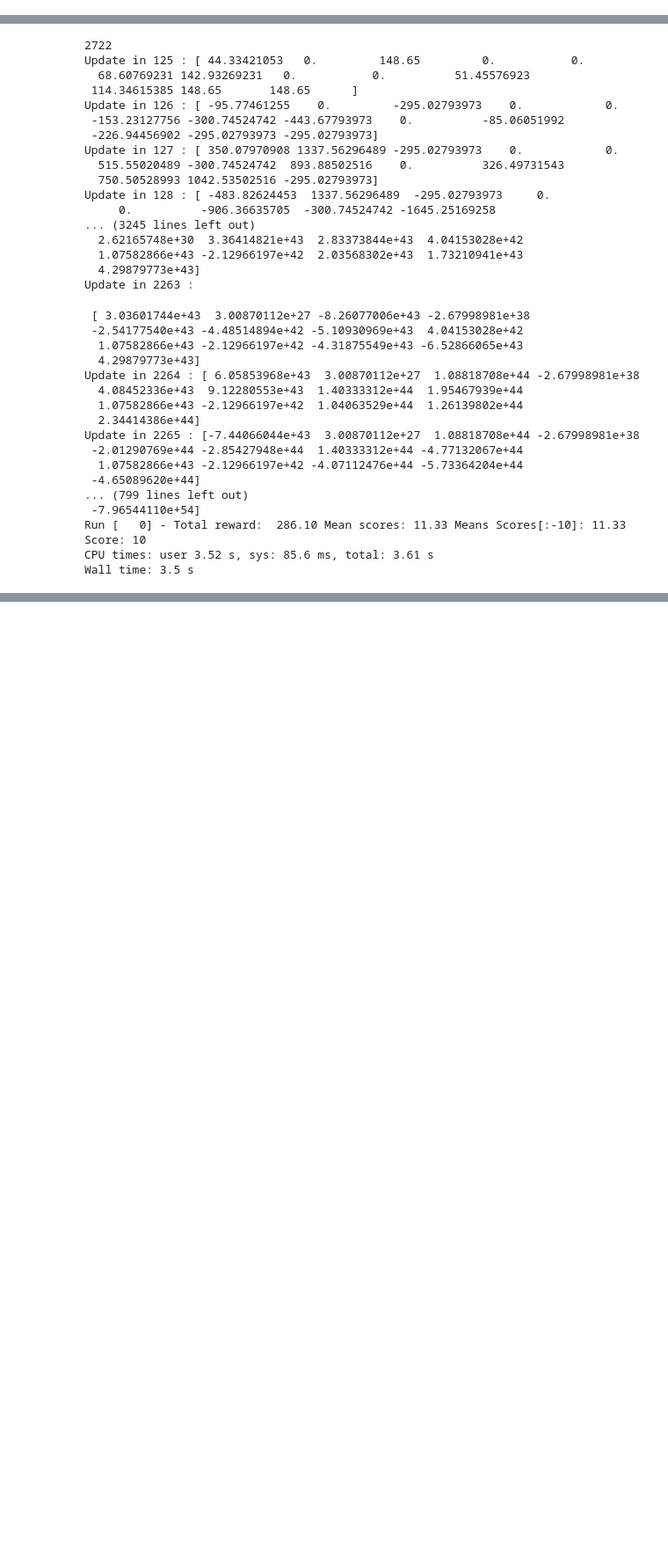
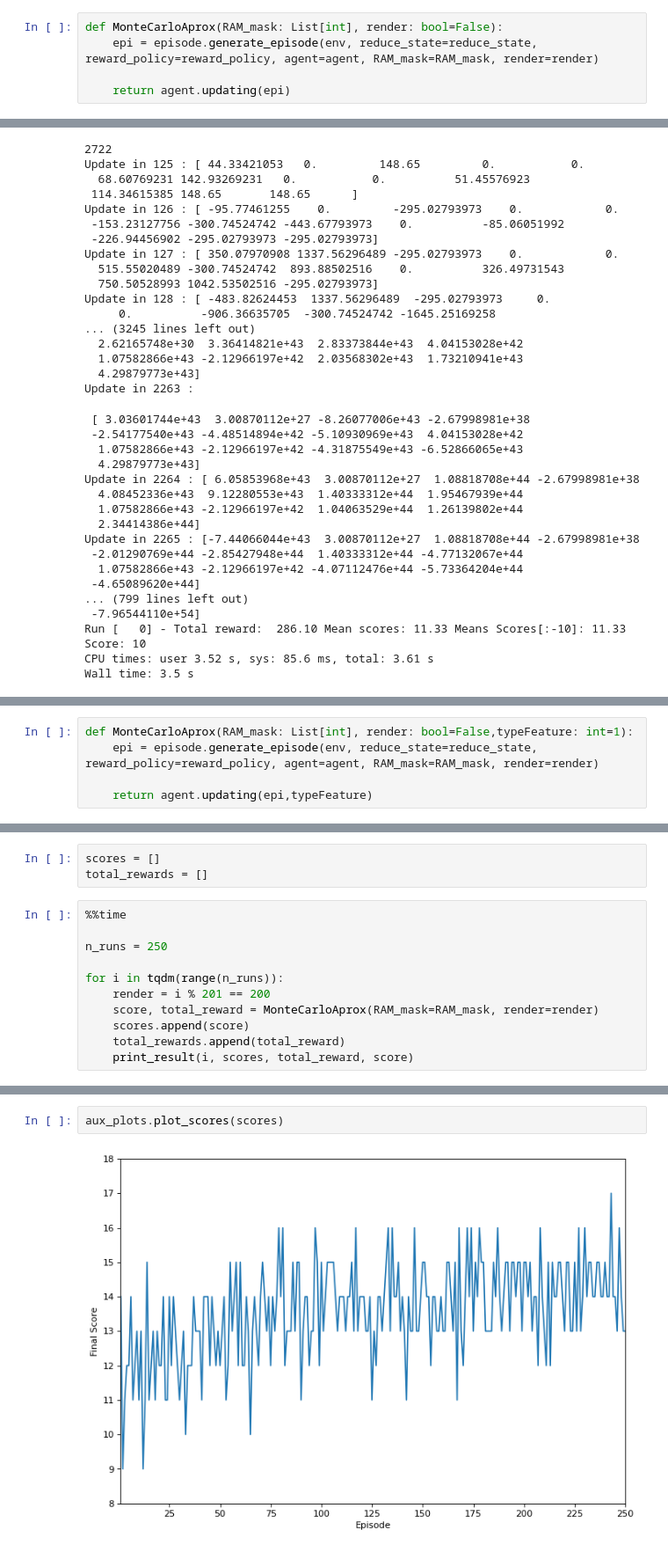
Before and after one commit to DionisiusMayr/FreewayGame, a Jupyter notebook: victor.sot/MonteCarloFunctionAprox.ipynb, the cells around one changed output, grey strips where cells are left out. Shown at 88% size. Saved outputs shown, nothing was run; the diff lists cells and outputs as text; blank space fills up the shorter version.

Commit message:
updating allfeatures app function

```diff
--- a/victor.sot/MonteCarloFunctionAprox.ipynb
+++ b/victor.sot/MonteCarloFunctionAprox.ipynb
@@ -155,6 +155,11 @@ saveHistory("Episode2500",scores,total_rewards)
 Scores and Total rewards for Episode2500 saved
 # %% [markdown]
 # MonteCarlo Approximation
+# %%
+def MonteCarloAprox(RAM_mask: List[int], render: bool=False):
+    epi = episode.generate_episode(env, reduce_state=reduce_state, reward_policy=reward_policy, agent=agent, RAM_mask=RAM_mask, render=render)
+
+    return agent.updating(epi)
 # %%
 env, initial_state = environment.get_env()
 # %%
@@ -226,0 +249,5 @@ Wall time: 3.5 s
+# %%
+def MonteCarloAprox(RAM_mask: List[int], render: bool=False,typeFeature: int=1):
+    epi = episode.generate_episode(env, reduce_state=reduce_state, reward_policy=reward_policy, agent=agent, RAM_mask=RAM_mask, render=render)
+
+    return agent.updating(epi,typeFeature)
@@ -226,0 +258,14 @@ Wall time: 3.5 s
+# %%
+scores = []
+total_rewards = []
+# %%
+%%time
+
+n_runs = 250
+
+for i in tqdm(range(n_runs)):
+    render = i % 201 == 200
+    score, total_reward = MonteCarloAprox(RAM_mask=RAM_mask, render=render)
+    scores.append(score)
+    total_rewards.append(total_reward)
+    print_result(i, scores, total_reward, score)
@@ -226,0 +286,4 @@ Wall time: 3.5 s
+# %%
+aux_plots.plot_scores(scores)
+# %% [output]
+[figure, added]
```
Also changed, not shown: parts of 18 cells of this notebook, 2 other files.
